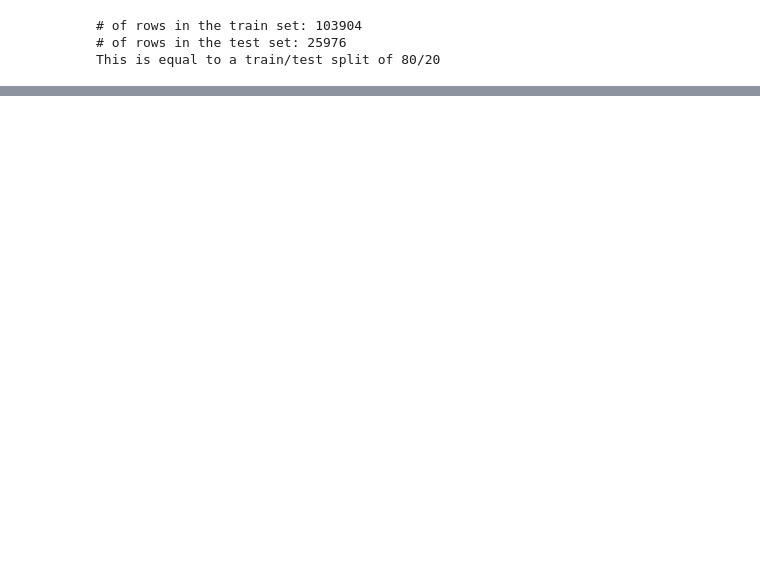
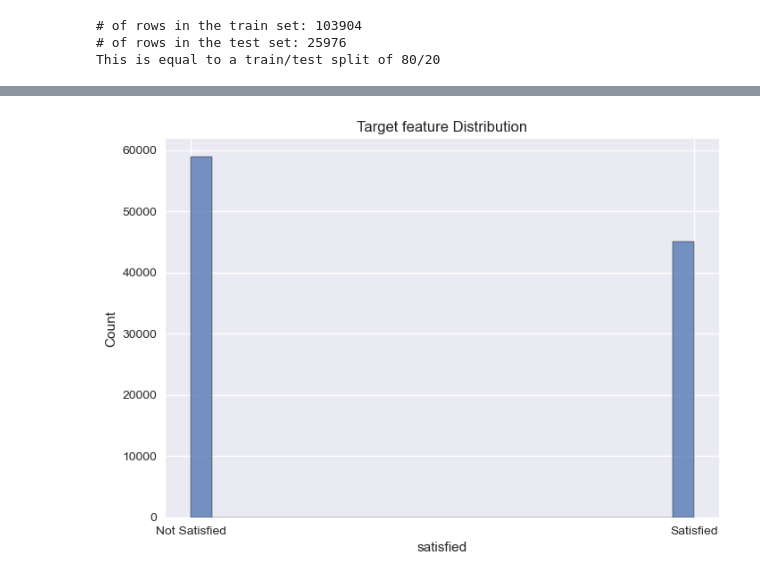
Before and after one commit to terminalcoder/Airline-Passenger-Satisfaction, a Jupyter notebook: notebook_1.ipynb, the cells around one changed output, grey strips where cells are left out. Saved outputs shown, nothing was run; the diff lists cells and outputs as text; code cells hidden in the pictures; blank space fills up the shorter version.

```diff
--- a/notebook_1.ipynb
+++ b/notebook_1.ipynb
@@ -48,0 +368,6 @@ Accurding to the written down stuff about the data provided with the data, some
+# %%
+sns.histplot(all_num_train_df['satisfied'])
+plt.title('Target feature Distribution')
+plt.xticks(ticks=[0, 1], labels=['Not Satisfied', 'Satisfied']);
+# %% [output]
+[figure, added]
```
Also changed, not shown: parts of 72 cells of this notebook.
